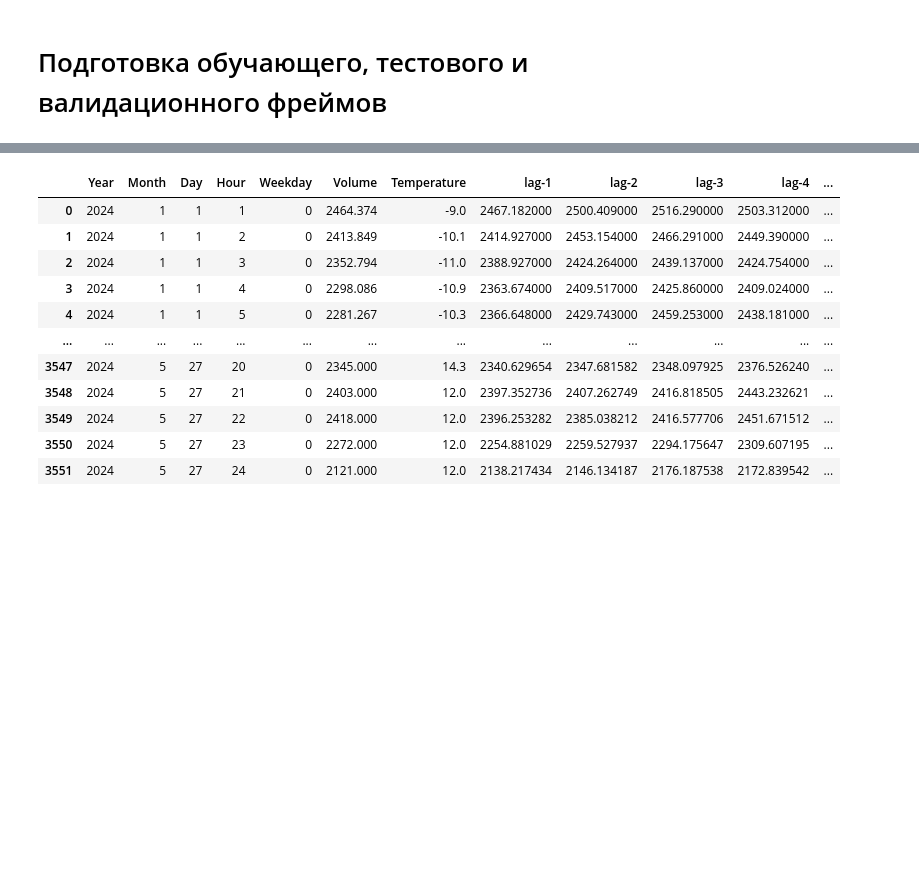
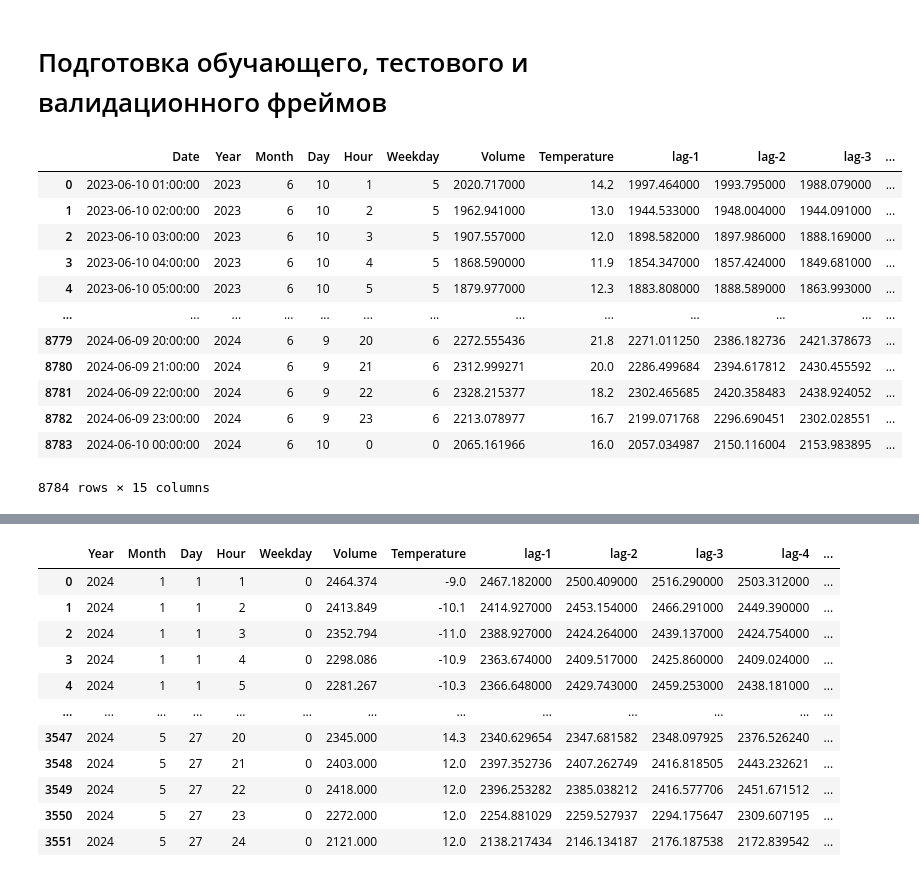
Before and after one commit to caapel/ForecastPowerEnergy, a Jupyter notebook: daily_forecast_Tatarstan_XGBoost.ipynb, the cells around one changed output, grey strips where cells are left out. Drawn from its saved outputs; the diff is of its cells as text; code cells hidden in the pictures; blank space fills up the shorter version.

```diff
--- a/volume_energy_analisys_XGBoost.ipynb
+++ b/daily_forecast_Tatarstan_XGBoost.ipynb
@@ -195,12 +187,12 @@ df_weather
 #df_weather = pd.read_excel('Weather.xlsx')
 # %%
 # объединяем полученные датафреймы по дате
-df = total_volume_df.merge(df_weather, how='left')
+df = total_volume_df.merge(df_weather, how='left', on = 'Date')
 
 # интерполируем пропуски температуры (линейная, полиноминальная 3 порядка)
 df[['Temperature']] = df[['Temperature']].interpolate(method='polynomial', order=3).round(1)
 
-# экстраполируем пропуски температуры для первой и трех последних записей соседними значениями
+# экстраполируем пропуск температуры для первой записи соседним значением
 df[['Temperature']] = df[['Temperature']].interpolate(method='nearest', axis=0).ffill().bfill()
 
 # сохраняем полученную базу данных в xlsx-файл
@@ -229,0 +244,11 @@ memory usage: 6.1 MB
+# %%
+def add_date_scalar(df):
+    df['Year'] = df.Date.dt.year
+    df['Month'] = df.Date.dt.month
+    df['Day'] =  df.Date.dt.day
+    df['Hour'] = df.Date.dt.hour
+    df['Hour'] = df['Hour']
+    df['Weekday'] = df.Date.dt.weekday
+    return df
+
+#add_date_scalar(test_df)
@@ -244,3 +360,28 @@ def prepareData(df, lag_start, lag_end):
     df.reset_index(drop=True, inplace=True)
 
     return df
+# %%
+# формируем генеральную совокупность
+df_general = df.copy()
+
+# добавляем новые признаки
+df_general = prepareData(df_general, 1, 7)
+
+# формируем тестовую выборку (-1 год от текущих суток)
+df_test = df_general[df_general.Date > datetime.now().replace(year=datetime.now().year-1, hour = 0)]
+df_test.reset_index(drop=True, inplace=True)
+df_test
+# %% [output]
+|  | Date | Year | Month | Day | Hour | Weekday | Volume | Temperature | lag-1 | lag-2 | lag-3 | ... |
+| 0 | 2023-06-10 01:00:00 | 2023 | 6 | 10 | 1 | 5 | 2020.717000 | 14.2 | 1997.464000 | 1993.795000 | 1988.079000 | ... |
+| 1 | 2023-06-10 02:00:00 | 2023 | 6 | 10 | 2 | 5 | 1962.941000 | 13.0 | 1944.533000 | 1948.004000 | 1944.091000 | ... |
+| 2 | 2023-06-10 03:00:00 | 2023 | 6 | 10 | 3 | 5 | 1907.557000 | 12.0 | 1898.582000 | 1897.986000 | 1888.169000 | ... |
+| 3 | 2023-06-10 04:00:00 | 2023 | 6 | 10 | 4 | 5 | 1868.590000 | 11.9 | 1854.347000 | 1857.424000 | 1849.681000 | ... |
+| 4 | 2023-06-10 05:00:00 | 2023 | 6 | 10 | 5 | 5 | 1879.977000 | 12.3 | 1883.808000 | 1888.589000 | 1863.993000 | ... |
+| ... | ... | ... | ... | ... | ... | ... | ... | ... | ... | ... | ... | ... |
+| 8779 | 2024-06-09 20:00:00 | 2024 | 6 | 9 | 20 | 6 | 2272.555436 | 21.8 | 2271.011250 | 2386.182736 | 2421.378673 | ... |
+| 8780 | 2024-06-09 21:00:00 | 2024 | 6 | 9 | 21 | 6 | 2312.999271 | 20.0 | 2286.499684 | 2394.617812 | 2430.455592 | ... |
+| 8781 | 2024-06-09 22:00:00 | 2024 | 6 | 9 | 22 | 6 | 2328.215377 | 18.2 | 2302.465685 | 2420.358483 | 2438.924052 | ... |
+| 8782 | 2024-06-09 23:00:00 | 2024 | 6 | 9 | 23 | 6 | 2213.078977 | 16.7 | 2199.071768 | 2296.690451 | 2302.028551 | ... |
+| 8783 | 2024-06-10 00:00:00 | 2024 | 6 | 10 | 0 | 0 | 2065.161966 | 16.0 | 2057.034987 | 2150.116004 | 2153.983895 | ... |
+8784 rows × 15 columns
```
Also changed, not shown: parts of 27 cells of this notebook, 1 other file.
